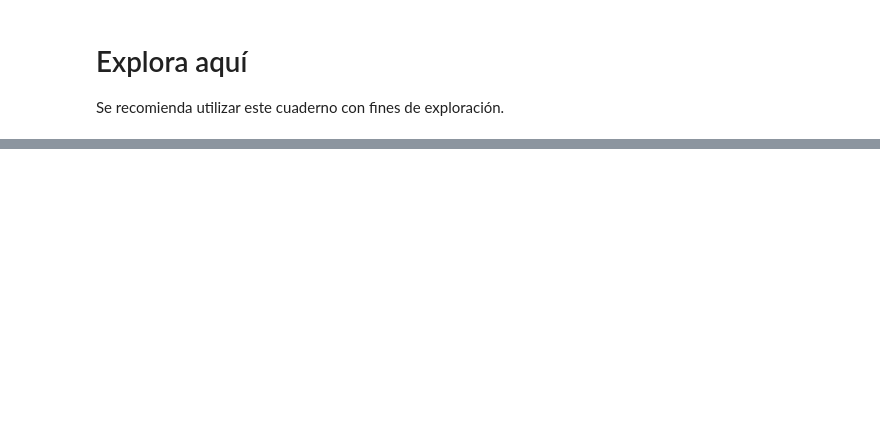
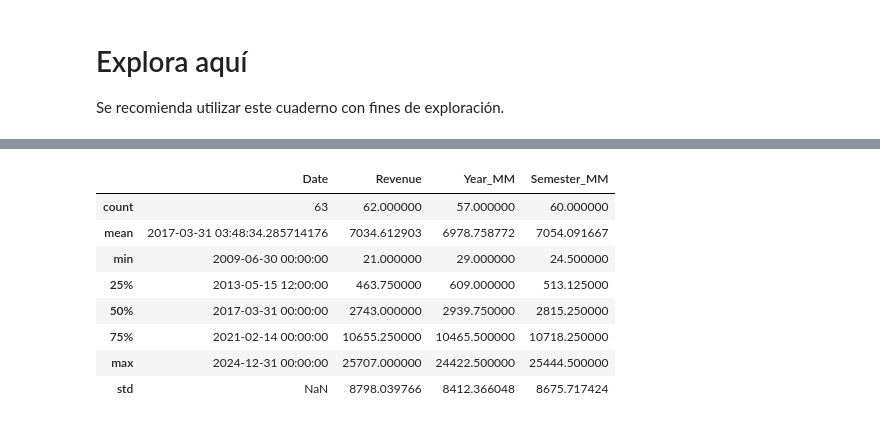
Before and after one commit to IngDiegoMacias/web-scraping-project-tutorial, a Jupyter notebook: src/explore.es.ipynb, the cells around one changed output, grey strips where cells are left out. Saved outputs shown, nothing was run; the diff lists cells and outputs as text; code cells hidden in the pictures; blank space fills up the shorter version.

```diff
--- a/src/explore.es.ipynb
+++ b/src/explore.es.ipynb
@@ -76,0 +171,12 @@ NameError: name 'table' is not defined
+# %%
+tesla_revenue.describe()
+# %% [output]
+|  | Date | Revenue | Year_MM | Semester_MM |
+| count | 63 | 62.000000 | 57.000000 | 60.000000 |
+| mean | 2017-03-31 03:48:34.285714176 | 7034.612903 | 6978.758772 | 7054.091667 |
+| min | 2009-06-30 00:00:00 | 21.000000 | 29.000000 | 24.500000 |
+| 25% | 2013-05-15 12:00:00 | 463.750000 | 609.000000 | 513.125000 |
+| 50% | 2017-03-31 00:00:00 | 2743.000000 | 2939.750000 | 2815.250000 |
+| 75% | 2021-02-14 00:00:00 | 10655.250000 | 10465.500000 | 10718.250000 |
+| max | 2024-12-31 00:00:00 | 25707.000000 | 24422.500000 | 25444.500000 |
+| std | NaN | 8798.039766 | 8412.366048 | 8675.717424 |
```
Also changed, not shown: parts of 16 cells of this notebook, 2 other files.
